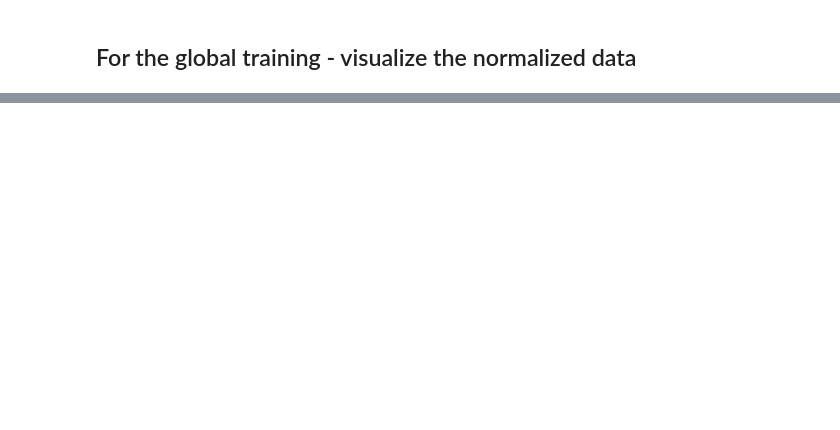
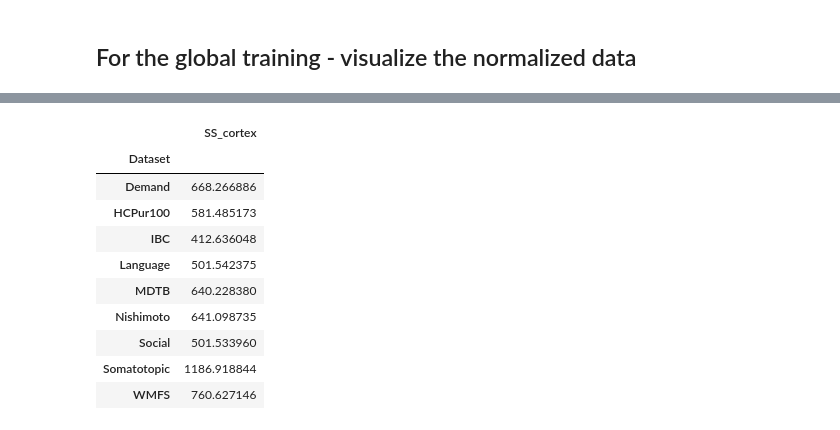
Before and after one commit to DiedrichsenLab/cortico_cereb_connectivity, a Jupyter notebook: notebooks/3. Scaling_in_out_model/Global_dataset_scaling.ipynb, the cells around one changed output, grey strips where cells are left out. Drawn from its saved outputs; the diff is of its cells as text; code cells hidden in the pictures; blank space fills up the shorter version.

```diff
--- a/notebooks/3. Scaling_in_out_model/Global_dataset_scaling.ipynb
+++ b/notebooks/3. Scaling_in_out_model/Global_dataset_scaling.ipynb
@@ -121,0 +35,16 @@ and parcel normalization for:
+# %%
+D['SS_cortex']= (X**2).sum(axis=1)
+D['S_cortex']= X.sum(axis=1)
+pd.pivot_table(D,index='Dataset',values='SS_cortex',aggfunc='sum')
+# %% [output]
+|  | SS_cortex |
+| Dataset |  |
+| Demand | 668.266886 |
+| HCPur100 | 581.485173 |
+| IBC | 412.636048 |
+| Language | 501.542375 |
+| MDTB | 640.228380 |
+| Nishimoto | 641.098735 |
+| Social | 501.533960 |
+| Somatotopic | 1186.918844 |
+| WMFS | 760.627146 |
```
Also changed, not shown: parts of 19 cells of this notebook, 9 other files.
